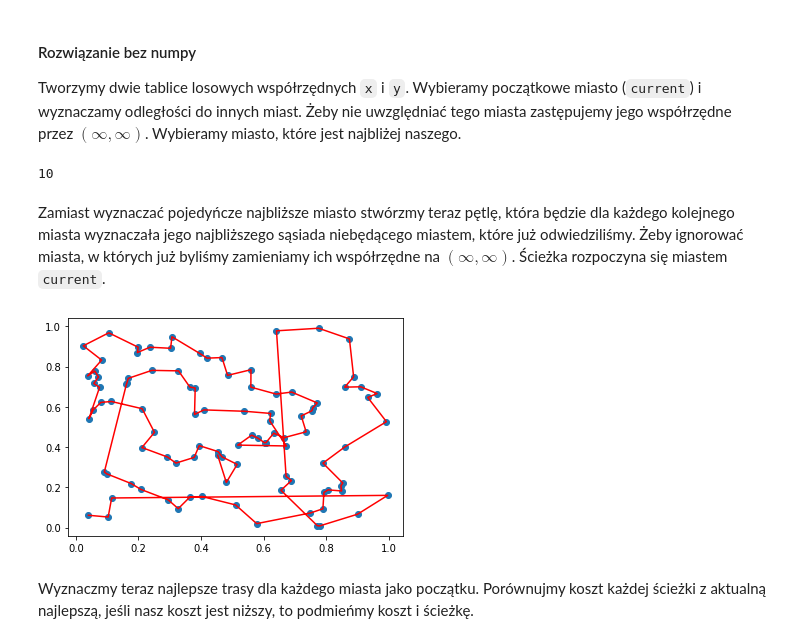
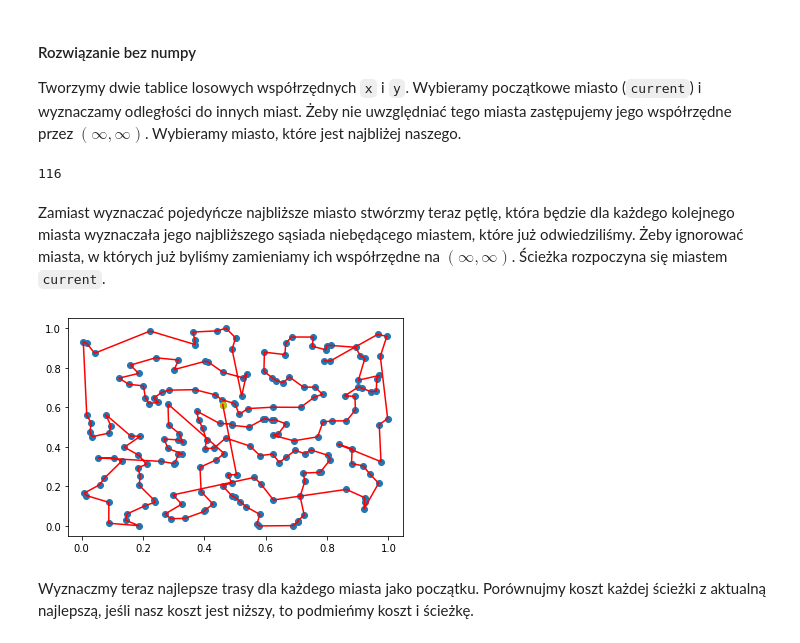
Before and after one commit to codingtenshi/SDA, a Jupyter notebook: aisd.ipynb, the cells around one changed output. Cells and saved outputs as stored; diff of their text form; code cells hidden in the pictures.

```diff
--- a/aisd.ipynb
+++ b/aisd.ipynb
@@ -429,7 +444,7 @@ plt.show()
 
 Tworzymy dwie tablice losowych współrzędnych `x` i `y`. Wybieramy początkowe miasto (`current`) i wyznaczamy odległości do innych miast. Żeby nie uwzględniać tego miasta zastępujemy jego współrzędne przez $\left(\infty,\infty\right)$. Wybieramy miasto, które jest najbliżej naszego.
 # %%
-N = 100
+N = 200
 
 xs = [random() for i in range(N)]
 ys = [random() for i in range(N)]
@@ -447,7 +462,7 @@ for i in range(N):
     dists.append((x - xs[i]) ** 2. + (y - ys[i]) ** 2.)
 dists.index(min(dists))
 # %% [output]
-10
+116
 # %% [markdown]
 Zamiast wyznaczać pojedyńcze najbliższe miasto stwórzmy teraz pętlę, która będzie dla każdego kolejnego miasta wyznaczała jego najbliższego sąsiada niebędącego miastem, które już odwiedziliśmy. Żeby ignorować miasta, w których już byliśmy zamieniamy ich współrzędne na $\left( \infty, \infty \right)$. Ścieżka rozpoczyna się miastem `current`.
 # %%
@@ -466,12 +481,15 @@ for j in range(N - 1):
 # %%
 nxs = [old_xs[i] for i in path]
 nys = [old_ys[i] for i in path]
+fsx, fsy = old_xs[path[0]], old_ys[path[0]]
+
 
 plt.plot(nxs, nys, 'r')
 plt.scatter(nxs, nys)
+plt.scatter([fsx], [fsy], c='y')
 plt.show()
 # %% [output]
-[figure, old version]
+[figure, new version]
 # %% [markdown]
 Wyznaczmy teraz najlepsze trasy dla każdego miasta jako początku. Porównujmy koszt każdej ścieżki z aktualną najlepszą, jeśli nasz koszt jest niższy, to podmieńmy koszt i ścieżkę.
 # %%
```
Also changed, not shown: parts of 42 cells of this notebook.
